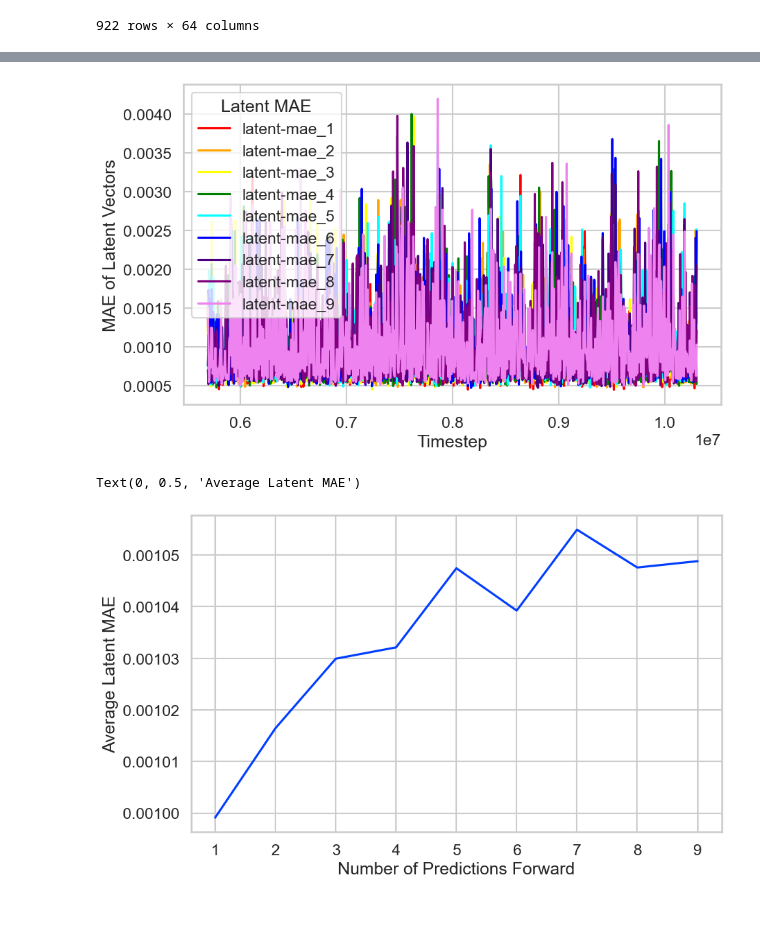
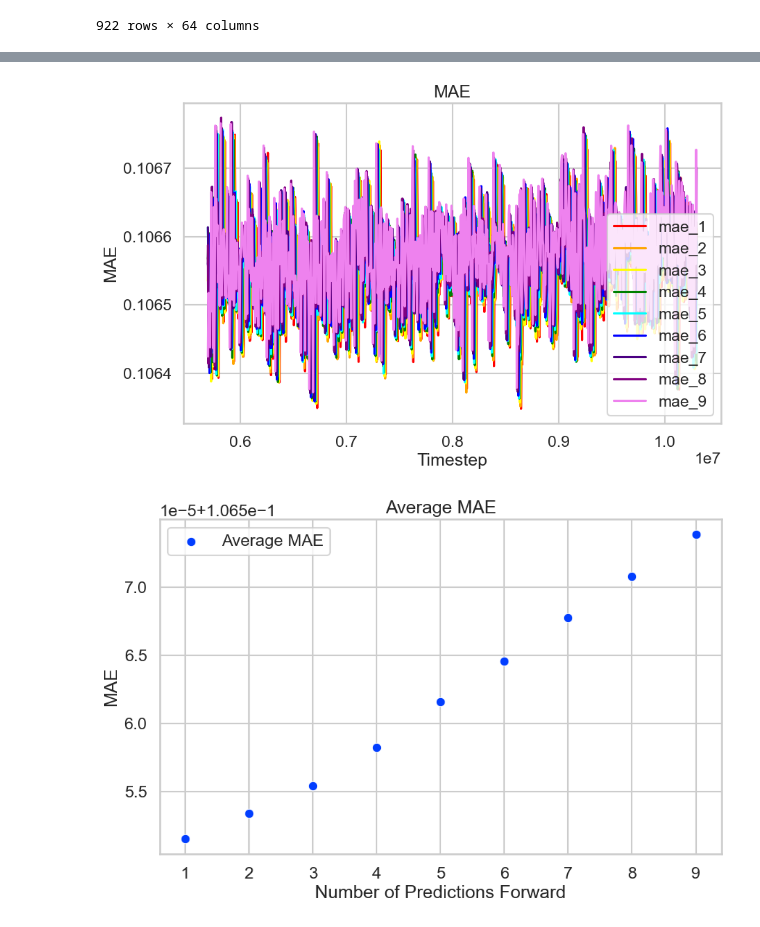
Before and after one commit to AkhilSamavedam/ML-DPD, a Jupyter notebook: analysis.ipynb, the cells around one changed output, grey strips where cells are left out. Cells and saved outputs as stored; diff of their text form; code cells hidden in the pictures.

```diff
--- a/analysis.ipynb
+++ b/analysis.ipynb
@@ -104,22 +159,25 @@ Text(0, 0.5, 'Average Latent RMSE')
 # %%
 sns.set(style='whitegrid')
 sns.set_context("talk")
 
 sns.set_palette("deep")
 # Create the plot
 plt.figure(figsize=(10, 6))
 
 # Plot each rmse_n
 for i in range(len(ls)):
-    sns.lineplot(data=df, x='timestep', y=f'latent-mae_{i + 1}', label=f'latent-mae_{i + 1}', color=ls[i])
+    sns.lineplot(data=df, x='timestep', y=f'mae_{i + 1}', label=f'mae_{i + 1}', color=ls[i])
 
-plt.ylabel('MAE of Latent Vectors')
+plt.ylabel('MAE')
 plt.xlabel('Timestep')
 # Show the plot
-plt.legend(title='Latent MAE')
+plt.legend()
+plt.title('MAE')
+
+plt.savefig(j('results/256/MAE.png'))
 plt.show()
 # %% [output]
-[figure, old version]
+[figure, new version]
 # %%
 sns.set(style='whitegrid')
 sns.set_context("talk")
@@ -129,13 +187,17 @@ sns.set_palette("bright")
 plt.figure(figsize=(10, 6))
 
 x = np.arange(9) + 1
-y = np.array([np.mean(np.array(df[i])) for i in df.columns if i.startswith('latent-mae_')])
+y = np.array([np.mean(np.array(df[i])) for i in df.columns if i.startswith('mae_')])
 
-sns.lineplot(x=x, y=y)
+sns.scatterplot(x=x, y=y, label='Average MAE')
 
 plt.xlabel('Number of Predictions Forward')
-plt.ylabel('Average Latent MAE')
+plt.ylabel('MAE')
+
+plt.legend()
+plt.title('Average MAE')
+plt.savefig(j('results/256/average_MAE.png'))
+plt.show()
 # %% [output]
-Text(0, 0.5, 'Average Latent MAE')
-[figure, old version]
+[figure, new version]
 # %%
```
Also changed, not shown: parts of 10 cells of this notebook, 1 other file.
